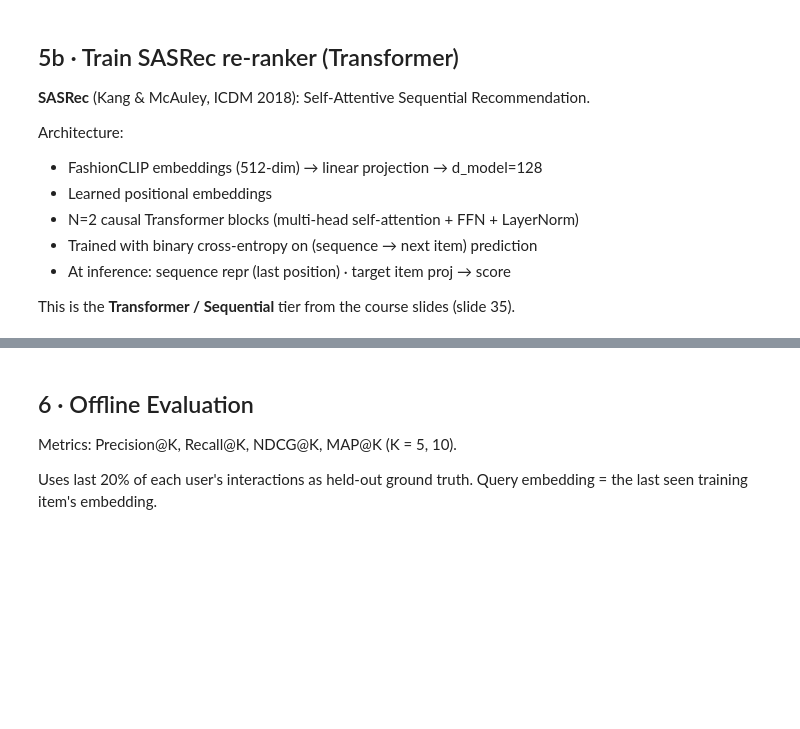
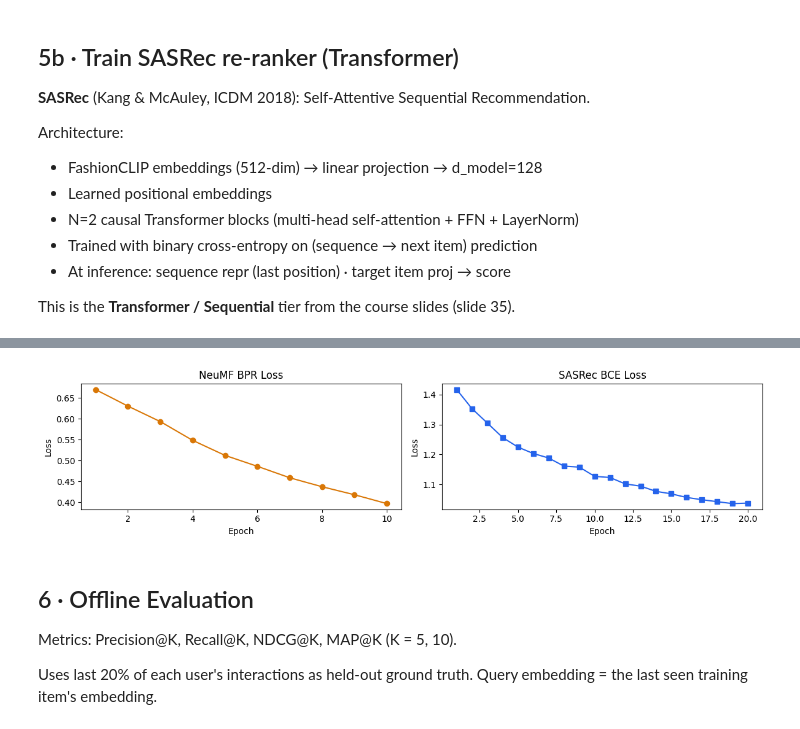
Before and after one commit to SophiaYifei/CineStyle, a Jupyter notebook: notebooks/cinestyle_pipeline.ipynb, the cells around one changed output, grey strips where cells are left out. Saved outputs shown, nothing was run; the diff lists cells and outputs as text; code cells hidden in the pictures; blank space fills up the shorter version.

```diff
--- a/notebooks/cinestyle_pipeline.ipynb
+++ b/notebooks/cinestyle_pipeline.ipynb
@@ -784,7 +861,7 @@ sasrec_optimizer = torch.optim.Adam(sasrec_model.parameters(),
                                     lr=SASREC_LR, betas=(0.9, 0.98))
 sasrec_scheduler = torch.optim.lr_scheduler.OneCycleLR(
     sasrec_optimizer, max_lr=SASREC_LR,
-    epochs=SASREC_EPOCHS, steps_per_epoch=max(1, len(sasrec_dataset) // SASREC_BATCH),
+    epochs=SASREC_EPOCHS, steps_per_epoch=max(1, (len(sasrec_dataset) + SASREC_BATCH - 1) // SASREC_BATCH),
 )
 bce_loss = nn.BCEWithLogitsLoss()
 
@@ -833,3 +910,4 @@ axes[1].set_title("SASRec BCE Loss"); axes[1].set_xlabel("Epoch"); axes[1].set_y
 plt.tight_layout()
 plt.savefig(OUT_DIR / "training_loss.png", dpi=120)
 plt.show()
+# %% [output]
@@ -836,3 +931,4 @@ plt.show()
+[figure, added]
 # %% [markdown]
 ## 6 · Offline Evaluation
 
```
Also changed, not shown: parts of 32 cells of this notebook, 32 other files.
